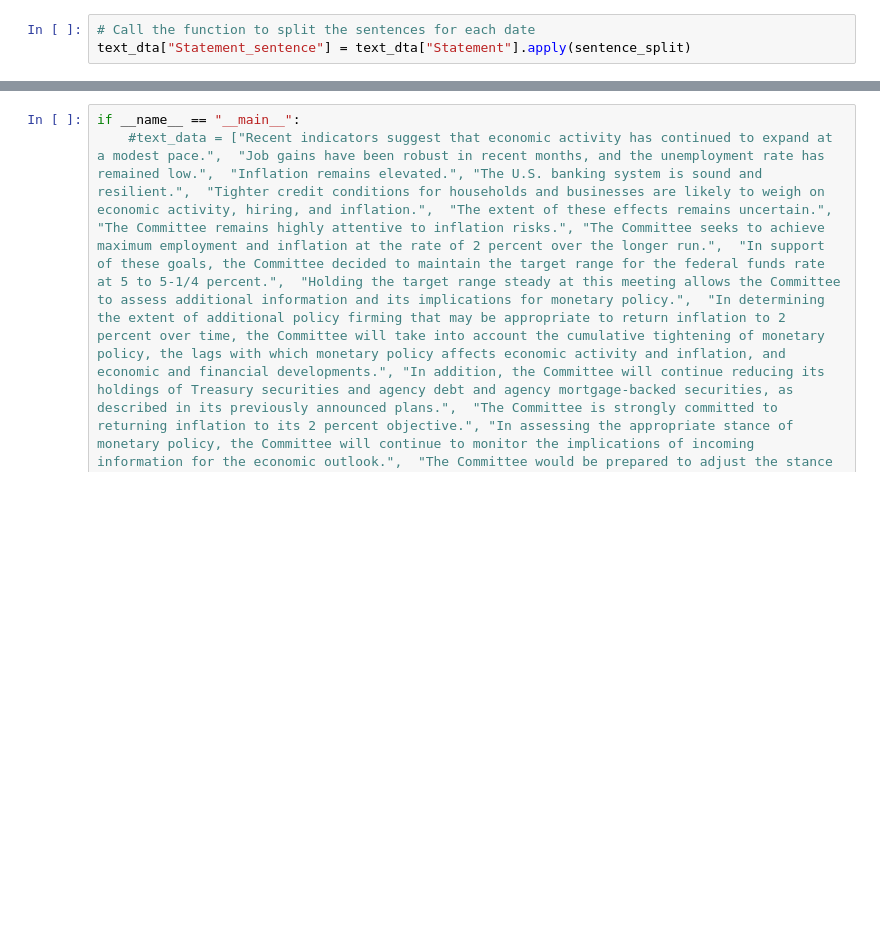
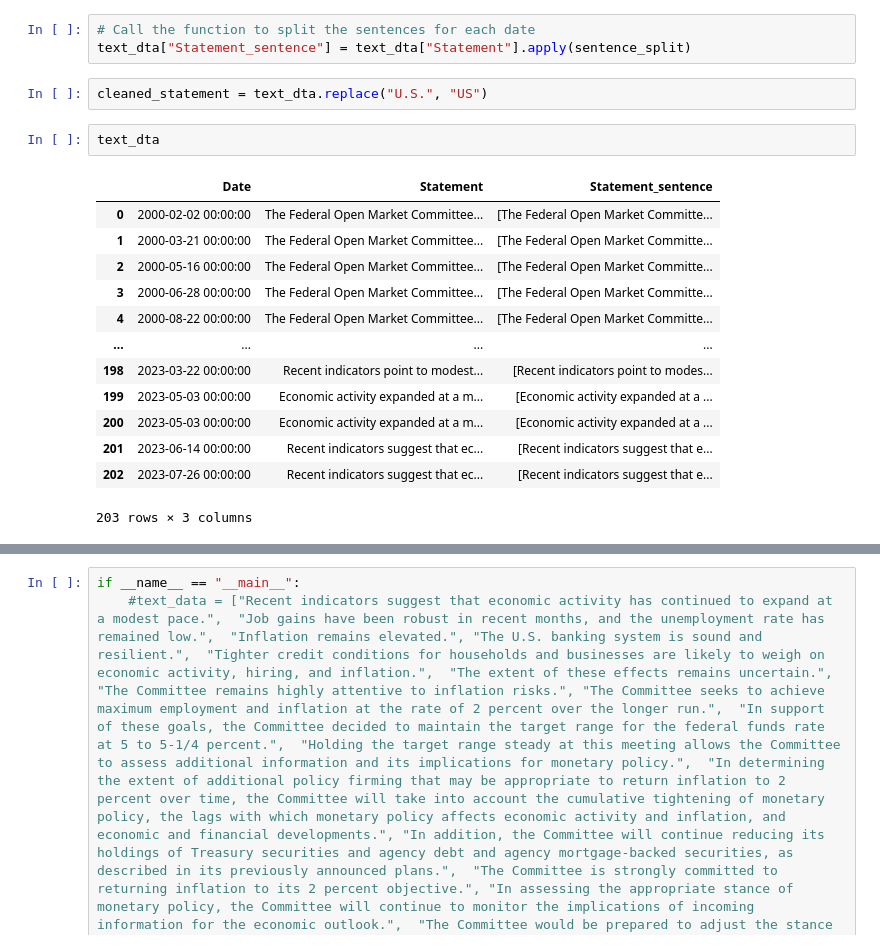
Before and after one commit to ADA-GWU/guidedresearchproject-ayda000, a Jupyter notebook: fomc_si_example.ipynb, the cells around one changed output, grey strips where cells are left out. Cells and saved outputs as stored; diff of their text form; blank space fills up the shorter version.

```diff
--- a/fomc_si_example.ipynb
+++ b/fomc_si_example.ipynb
@@ -55,6 +58,24 @@ text_dta = pd.read_excel('fomc_statements.xlsx', sheet_name='statements')
 # %%
 # Call the function to split the sentences for each date
 text_dta["Statement_sentence"] = text_dta["Statement"].apply(sentence_split)
+# %%
+cleaned_statement = text_dta.replace("U.S.", "US")
+# %%
+text_dta
+# %% [output]
+|  | Date | Statement | Statement_sentence |
+| 0 | 2000-02-02 00:00:00 | The Federal Open Market Committee... | [The Federal Open Market Committe... |
+| 1 | 2000-03-21 00:00:00 | The Federal Open Market Committee... | [The Federal Open Market Committe... |
+| 2 | 2000-05-16 00:00:00 | The Federal Open Market Committee... | [The Federal Open Market Committe... |
+| 3 | 2000-06-28 00:00:00 | The Federal Open Market Committee... | [The Federal Open Market Committe... |
+| 4 | 2000-08-22 00:00:00 | The Federal Open Market Committee... | [The Federal Open Market Committe... |
+| ... | ... | ... | ... |
+| 198 | 2023-03-22 00:00:00 | Recent indicators point to modest... | [Recent indicators point to modes... |
+| 199 | 2023-05-03 00:00:00 | Economic activity expanded at a m... | [Economic activity expanded at a ... |
+| 200 | 2023-05-03 00:00:00 | Economic activity expanded at a m... | [Economic activity expanded at a ... |
+| 201 | 2023-06-14 00:00:00 | Recent indicators suggest that ec... | [Recent indicators suggest that e... |
+| 202 | 2023-07-26 00:00:00 | Recent indicators suggest that ec... | [Recent indicators suggest that e... |
+203 rows × 3 columns
 # %%
 # Check the splitted text
 text_dta["Statement_sentence"][1]
```
Also changed, not shown: parts of 23 cells of this notebook.
